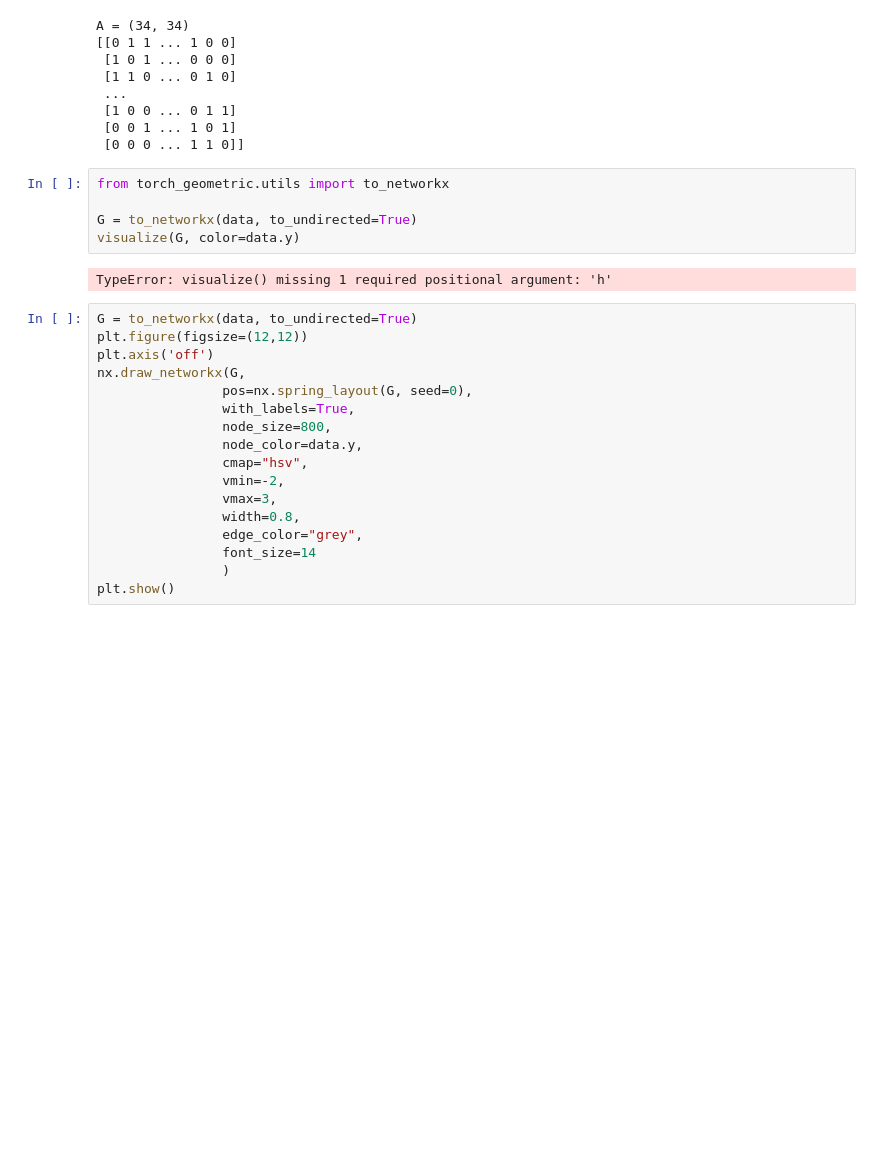
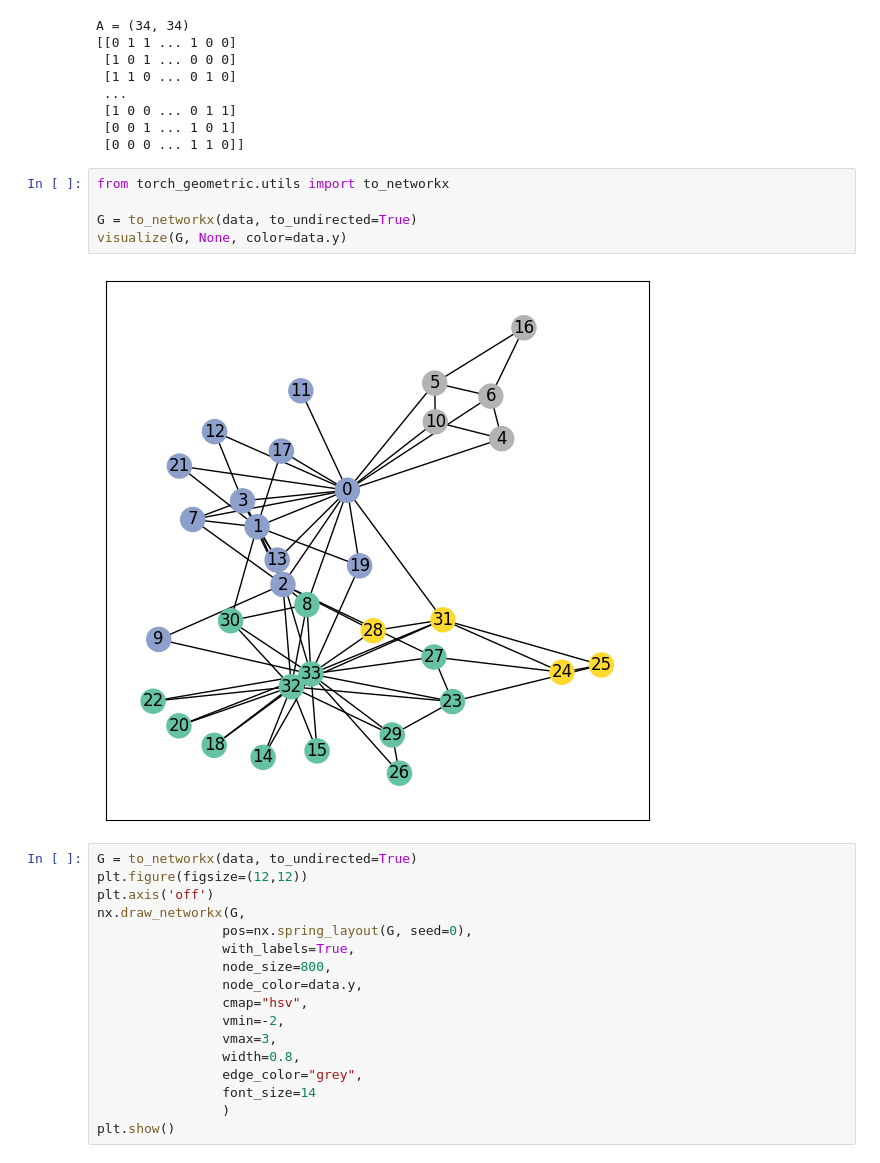
Before and after one commit to win7/Grap.hNeuralNetwork_Silimarity, a Jupyter notebook: GNN_sim_iso_mat.ipynb, the cells around one changed output. Cells and saved outputs as stored; diff of their text form; blank space fills up the shorter version.

```diff
--- a/GNN_sim_iso_mat.ipynb
+++ b/GNN_sim_iso_mat.ipynb
@@ -167,10 +176,10 @@ A = (34, 34)
 # %%
 from torch_geometric.utils import to_networkx
 
 G = to_networkx(data, to_undirected=True)
-visualize(G, color=data.y)
+visualize(G, None, color=data.y)
 # %% [output]
-TypeError: visualize() missing 1 required positional argument: 'h'
+[figure, added]
 # %%
 G = to_networkx(data, to_undirected=True)
 plt.figure(figsize=(12,12))
```
Also changed, not shown: parts of 33 cells of this notebook, 1 other file.
